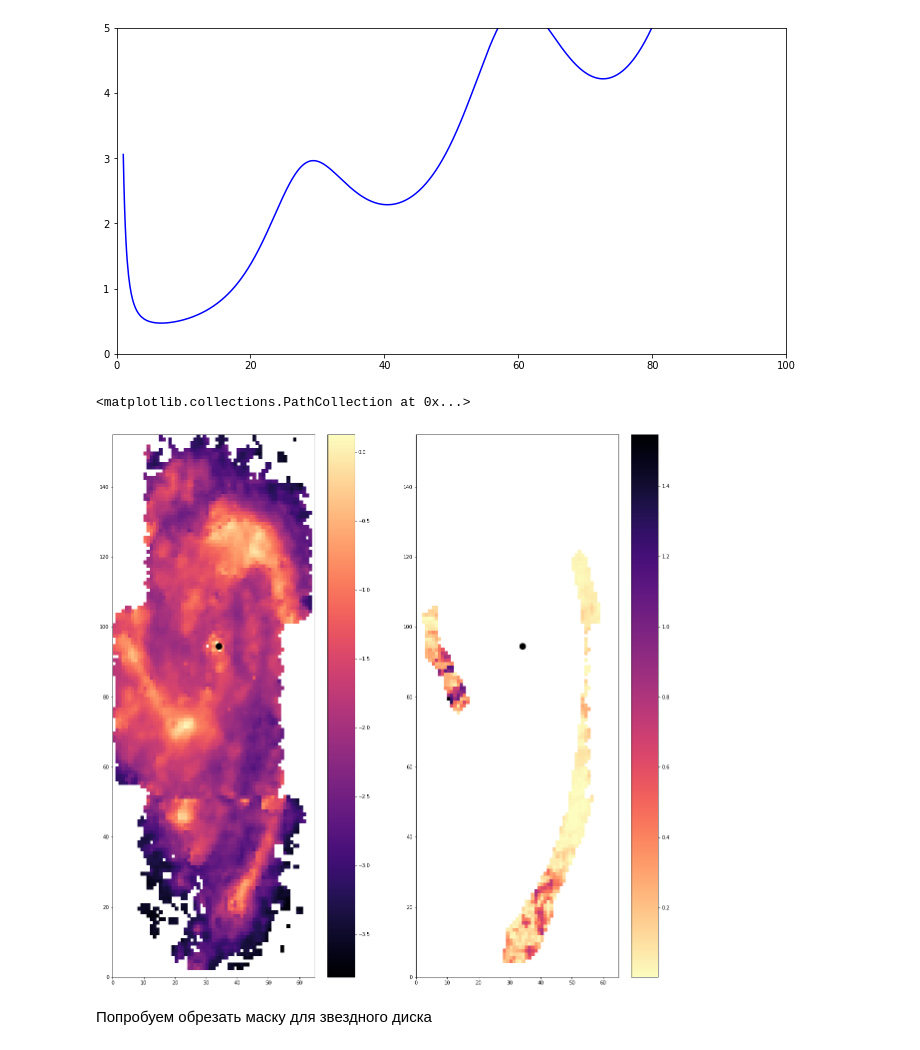
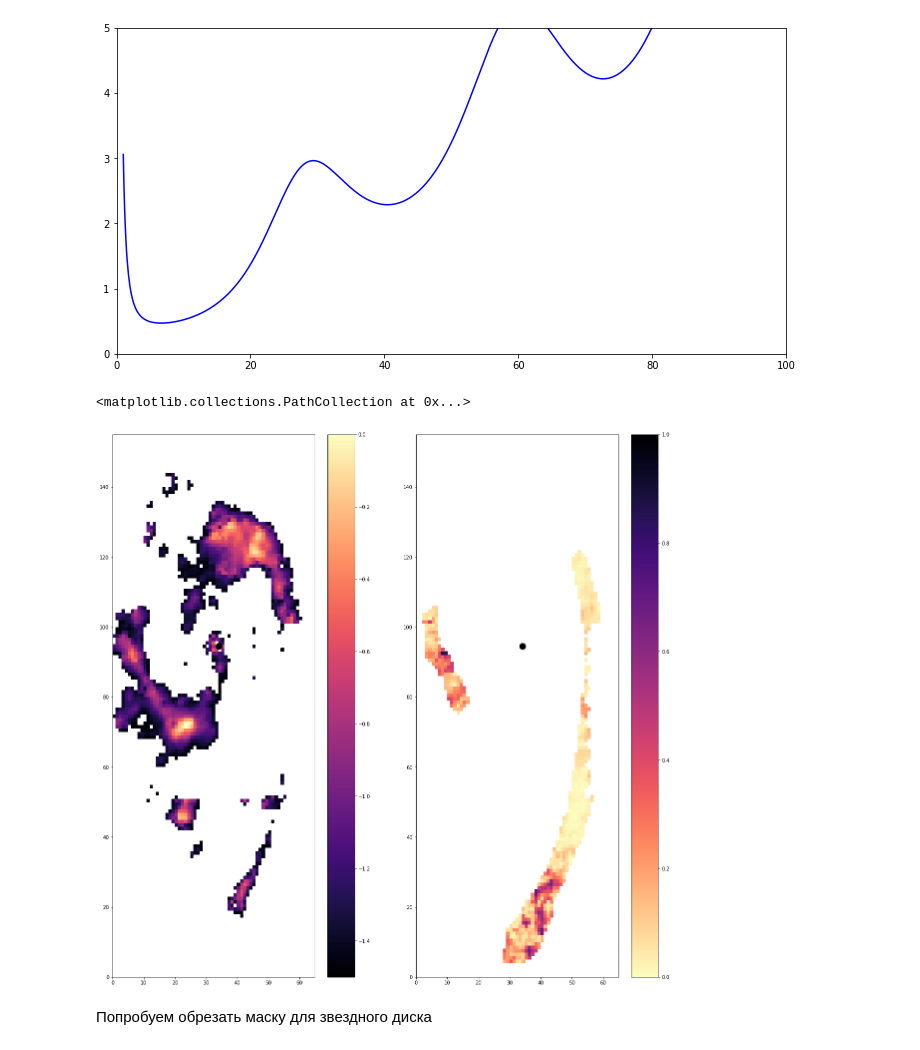
Before and after one commit to ValerieKostiuk/Course-work, a Jupyter notebook: NGC3627/spiral_arm_instability.ipynb, the cells around one changed output. Saved outputs shown, nothing was run; the diff lists cells and outputs as text; code cells hidden in the pictures.

```diff
--- a/NGC3627/spiral_arm_instability.ipynb
+++ b/NGC3627/spiral_arm_instability.ipynb
@@ -246,7 +246,7 @@ def get_peak_density_data(filename=None):
 # полуширина в гауссиане
 def get_half_width_data(filename=None):
     width=[]
-    coeff = 172.    #!!!! нужно ещё раз пересчитать масштабный коэффициент
+    coeff = 0.172    #!!!! нужно ещё раз пересчитать масштабный коэффициент
     with open(filename, 'r') as file:
         lines = file.readlines()
         for l in lines[1:]:
@@ -304,7 +306,7 @@ for i, row in enumerate(dist_kpc):
 
         for k in range(52):
             if (mask_stars[i][j]!=0.) & (phi_border_green[k]<=phi[i][j]<phi_border_green[k+1]) & (j>25):
-                sigma_gr = sigma_s[i][j]*0.5
+                sigma_gr = sigma_s[i][j]*0.6
                 Omega = 50.
                 W_gr = width_green[k]/np.cos(pitch_green[k])
                 Y_gr = 1.44 * W_gr * peak_density_green[k]
@@ -313,31 +315,31 @@ for i, row in enumerate(dist_kpc):
 
         for l in range(26):
             if (mask_stars[i][j]!=0.) & (phi_border_red[l]<=phi[i][j]<phi_border_red[l+1]) & (j<25):
-                sigma_r = sigma_s[i][j]*0.5
+                sigma_r = sigma_s[i][j]*0.6
                 Omega = 50.
                 W_r = width_red[l]/np.cos(pitch_red[l])
-                Y_r = 1.44 * W * peak_density_red[l]
+                Y_r = 1.44 * W_r * peak_density_red[l]
                 S_r = (sigma_r**2 * x**2 + 4 * Omega**2) / (np.pi * G * f(x*W_r) * Y_r * x**2)
                 inst_param[i][j] = np.min(S_r)
 # %%
 X,Y = np.meshgrid(np.arange(0.,66,1), np.arange(0.,156,1))
 
 fig = plt.figure(figsize=[20,20])
 plt.subplot(1,2,1)
 quadmesh = plt.pcolormesh(X, Y, np.log10(Sigma_SFR), cmap='magma')
-#quadmesh.set_clim(vmin=0., vmax=0.6)
+quadmesh.set_clim(vmin=-1.5, vmax=0)
 quadmesh.cmap.set_under('white')
 plt.colorbar()
 plt.scatter(34.06509169 ,94.54027961,[150.], color='black' )
 
 plt.subplot(1,2,2)
 quadmesh = plt.pcolormesh(X, Y,inst_param, cmap='magma_r')
-#quadmesh.set_clim(vmin=0., vmax=2.)
+quadmesh.set_clim(vmin=0., vmax=1.)
 plt.colorbar()
 plt.scatter(34.06509169 ,94.54027961,[150.], color='black' )
 # %% [output]
 <matplotlib.collections.PathCollection at 0x...>
-[figure, old version]
+[figure, new version]
 # %% [markdown]
 Попробуем обрезать маску для звездного диска
 # %%
```
Also changed, not shown: parts of 1 cell of this notebook.
